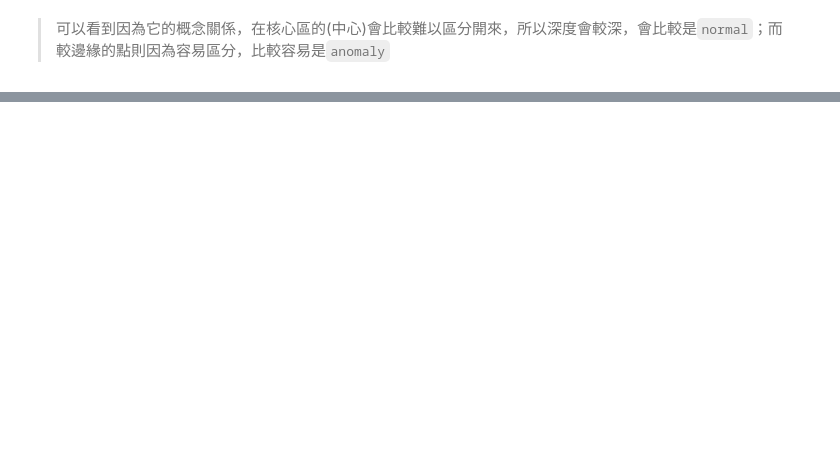
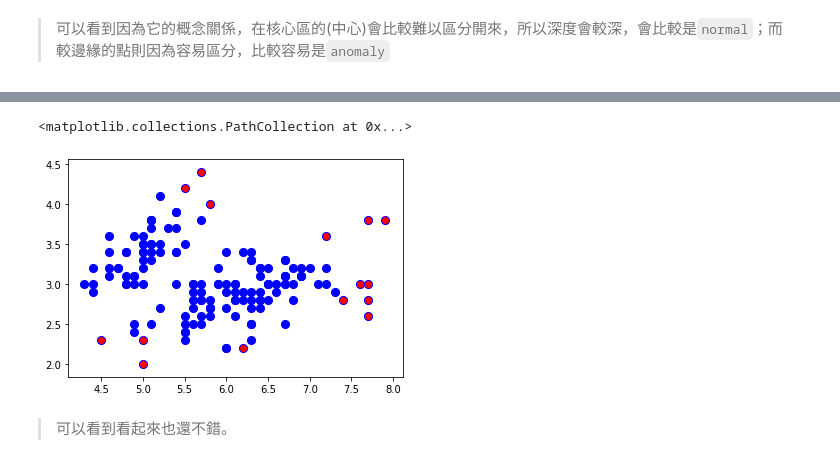
Before and after one commit to AbandonBlue/daily-ds, a Jupyter notebook: weekly-shared/Anomaly Detection.ipynb, the cells around one changed output, grey strips where cells are left out. Saved outputs shown, nothing was run; the diff lists cells and outputs as text; code cells hidden in the pictures; blank space fills up the shorter version.

Commit message:
Anomaly Detection with HTTP ds

```diff
--- a/weekly-shared/Anomaly Detection.ipynb
+++ b/weekly-shared/Anomaly Detection.ipynb
@@ -130,0 +147,3 @@ plt.scatter(df.iloc[anomaly_index]['sepal_length'], df.iloc[anomaly_index]["sepa
+# %%
+lof = LocalOutlierFactor(n_neighbors=20)
+lof
@@ -130,0 +154,3 @@ plt.scatter(df.iloc[anomaly_index]['sepal_length'], df.iloc[anomaly_index]["sepa
+# %%
+lof_pred = lof.fit_predict(X)
+lof_pred
@@ -130,0 +167,15 @@ plt.scatter(df.iloc[anomaly_index]['sepal_length'], df.iloc[anomaly_index]["sepa
+# %%
+## 將異常-1與正常挑出來並透過scatter畫出來看看
+
+normal_index = np.where(lof_pred == 1)
+anomaly_index = np.where(lof_pred == -1)
+# %%
+# 繪製全部數據
+plt.scatter(df["sepal_length"], df["sepal_width"], color = "b", s = 65)
+# 繪製異常值
+plt.scatter(df.iloc[anomaly_index]['sepal_length'], df.iloc[anomaly_index]["sepal_width"], color = "r")
+# %% [output]
+<matplotlib.collections.PathCollection at 0x...>
+[figure, added]
+# %% [markdown]
+> 可以看到看起來也還不錯。
```
Also changed, not shown: parts of 31 cells of this notebook.
